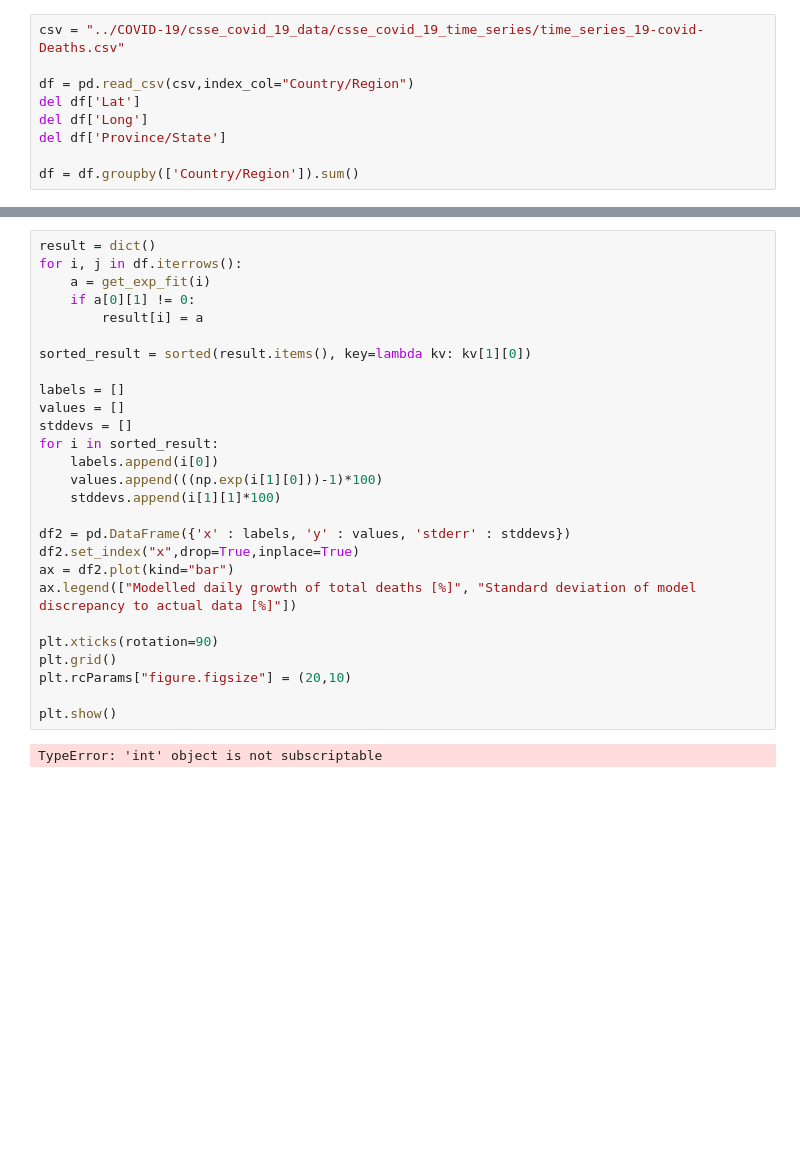
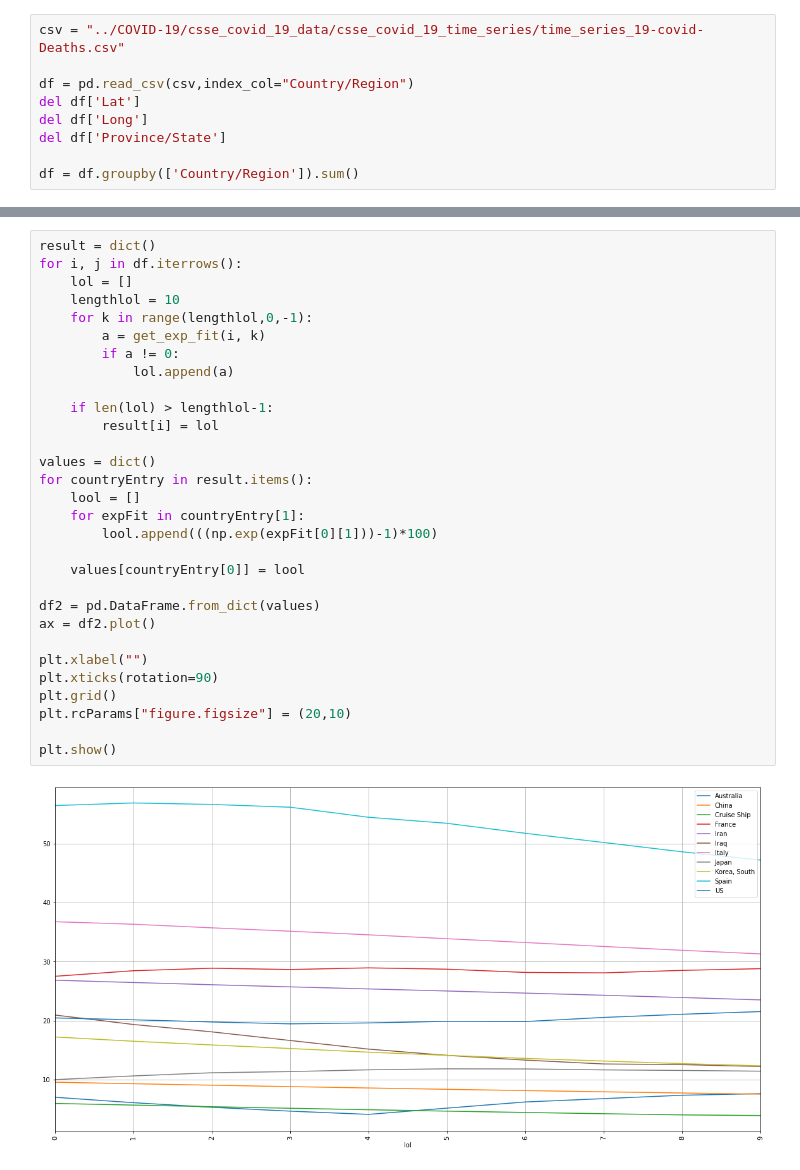
Before and after one commit to kpetersson/data-visualization-covid-19, a Jupyter notebook: daily-growth-rates-per-country.ipynb, the cells around one changed output, grey strips where cells are left out. Saved outputs shown, nothing was run; the diff lists cells and outputs as text; blank space fills up the shorter version.

```diff
--- a/daily-growth-rates-per-country.ipynb
+++ b/daily-growth-rates-per-country.ipynb
@@ -106,29 +108,32 @@ plt.show()
 # %%
 result = dict()
 for i, j in df.iterrows():
-    a = get_exp_fit(i)
-    if a[0][1] != 0:
-        result[i] = a
+    lol = []
+    lengthlol = 10
+    for k in range(lengthlol,0,-1):
+        a = get_exp_fit(i, k)
+        if a != 0:
+            lol.append(a)
 
-sorted_result = sorted(result.items(), key=lambda kv: kv[1][0])
+    if len(lol) > lengthlol-1:
+        result[i] = lol
 
-labels = []
-values = []
-stddevs = []
-for i in sorted_result:
-    labels.append(i[0])
-    values.append(((np.exp(i[1][0]))-1)*100)
-    stddevs.append(i[1][1]*100)
+values = dict()
+for countryEntry in result.items():
+    lool = []
+    for expFit in countryEntry[1]:
+        lool.append(((np.exp(expFit[0][1]))-1)*100)
 
-df2 = pd.DataFrame({'x' : labels, 'y' : values, 'stderr' : stddevs})
-df2.set_index("x",drop=True,inplace=True)
-ax = df2.plot(kind="bar")
-ax.legend(["Modelled daily growth of total deaths [%]", "Standard deviation of model discrepancy to actual data [%]"])
+    values[countryEntry[0]] = lool
 
+df2 = pd.DataFrame.from_dict(values)
+ax = df2.plot()
+
+plt.xlabel("")
 plt.xticks(rotation=90)
 plt.grid()
 plt.rcParams["figure.figsize"] = (20,10)
 
 plt.show()
 # %% [output]
-TypeError: 'int' object is not subscriptable
+[figure, added]
```
Also changed, not shown: parts of 3 cells of this notebook.
